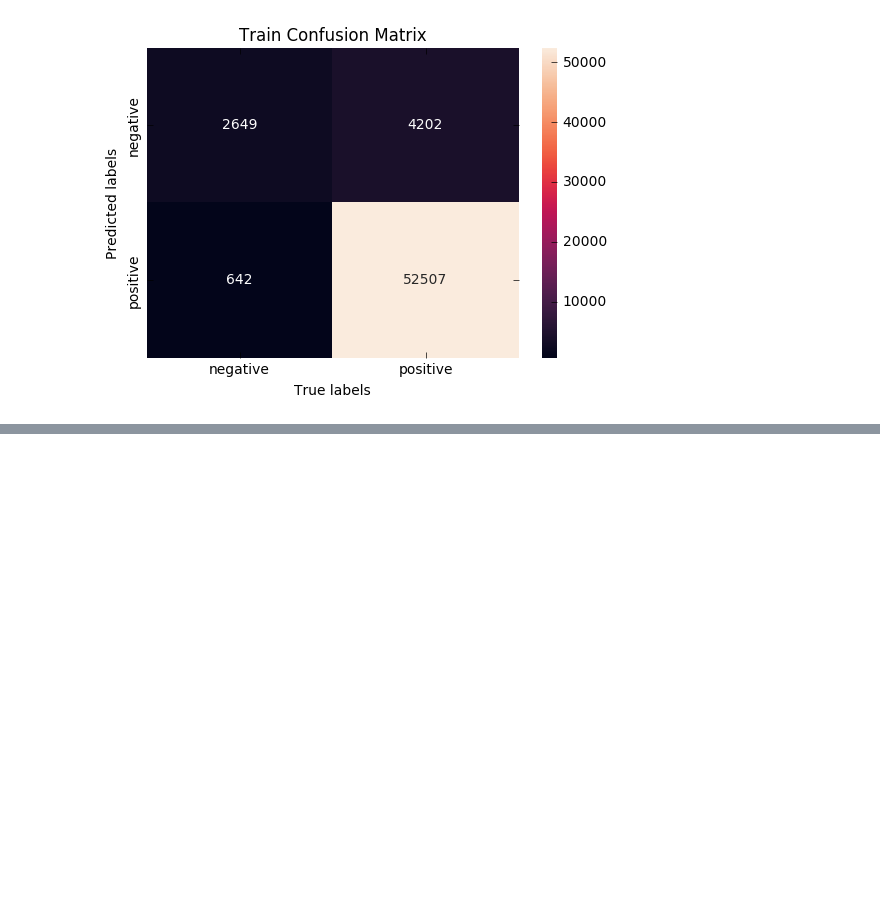
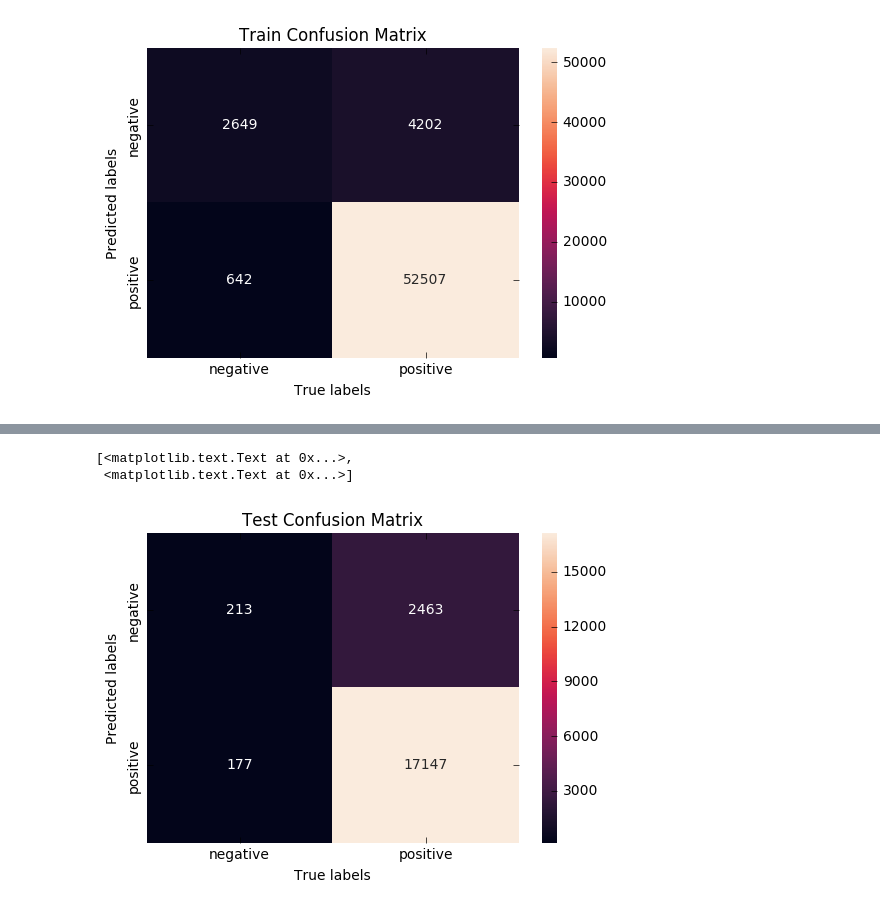
Before and after one commit to rajendrac3/Machine-Learning, a Jupyter notebook: Assignment3/K-NN.ipynb, the cells around one changed output, grey strips where cells are left out. Cells and saved outputs as stored; diff of their text form; code cells hidden in the pictures; blank space fills up the shorter version.

```diff
--- a/Assignment3/K-NN.ipynb
+++ b/Assignment3/K-NN.ipynb
@@ -1100,0 +1188,7 @@ ax.yaxis.set_ticklabels(['negative', 'positive'])
+# %%
+from sklearn.metrics import classification_report, confusion_matrix
+bow_train_conf_matrix = confusion_matrix(Y_train, bow_train_conf)
+bow_test_conf_matrix = confusion_matrix(Y_test, bow_test_conf)
+class_report = classification_report(Y_test, bow_test_conf)
+print(bow_test_conf_matrix)
+print(class_report)
@@ -1100,0 +1206,13 @@ ax.yaxis.set_ticklabels(['negative', 'positive'])
+# %%
+ax= plt.subplot()
+sns.heatmap(bow_test_conf_matrix, annot=True, ax = ax, fmt='g')
+
+ax.set_ylabel('Predicted labels')
+ax.set_xlabel('True labels')
+ax.set_title('Test Confusion Matrix')
+ax.xaxis.set_ticklabels(['negative', 'positive'])
+ax.yaxis.set_ticklabels(['negative', 'positive'])
+# %% [output]
+[<matplotlib.text.Text at 0x...>,
+ <matplotlib.text.Text at 0x...>]
+[figure, added]
```
Also changed, not shown: parts of 11 cells of this notebook.
